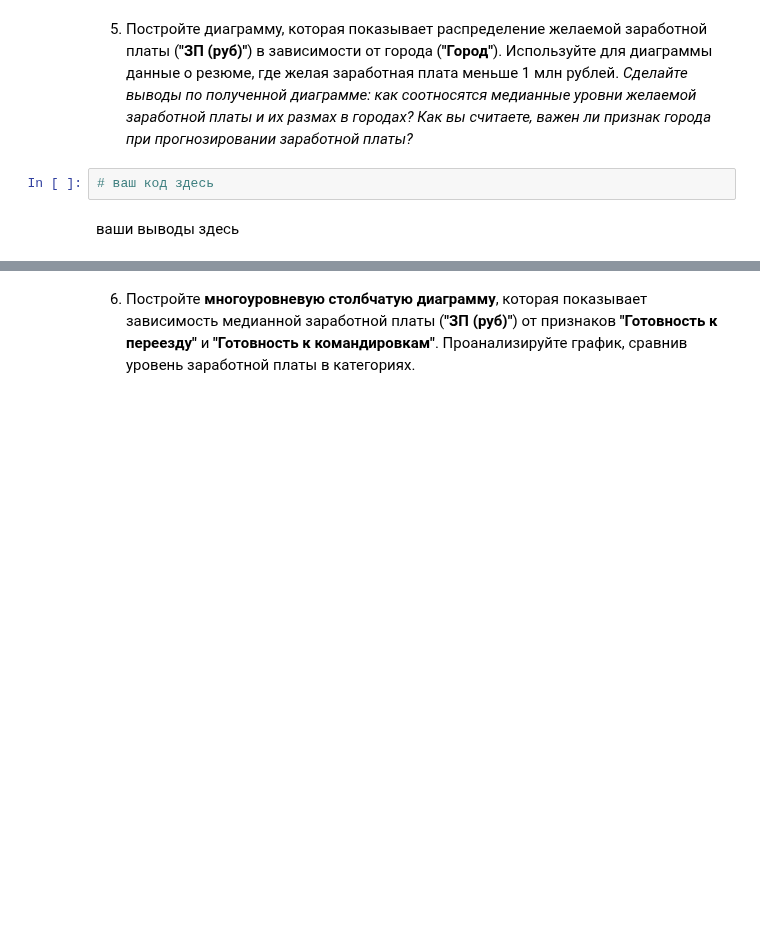
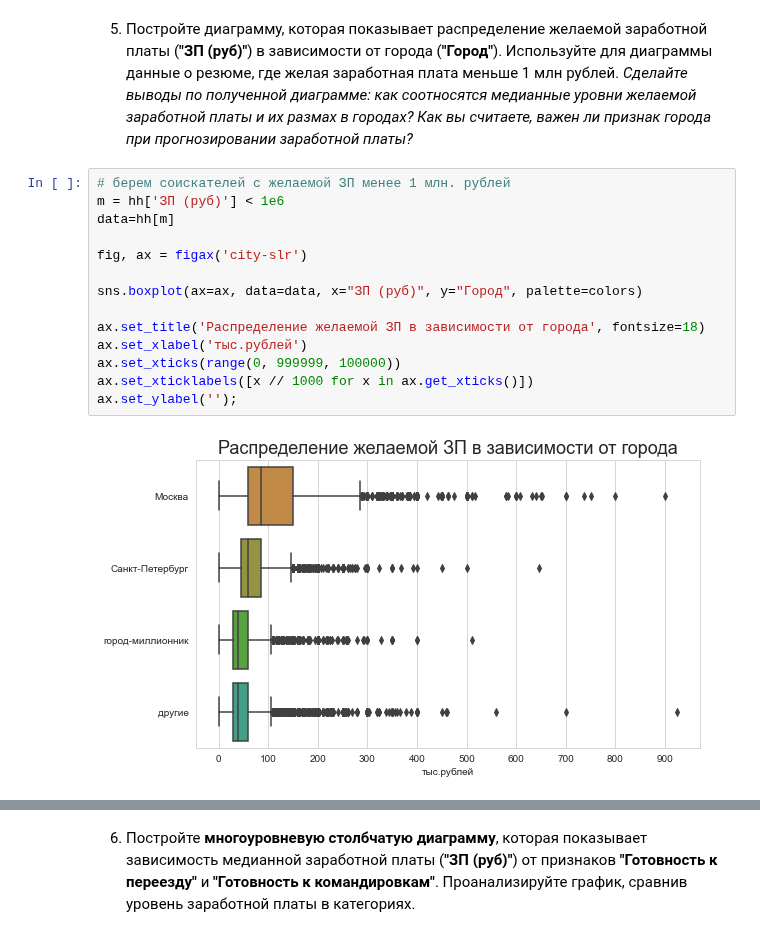
Before and after one commit to evpozdniakov/ds_projects, a Jupyter notebook: project1/hh.ipynb, the cells around one changed output, grey strips where cells are left out. Cells and saved outputs as stored; diff of their text form; blank space fills up the shorter version.

```diff
--- a/project1/hh.ipynb
+++ b/project1/hh.ipynb
@@ -883,7 +902,19 @@ ax[2].set_xticks(range(0, 501, 100));
 # %% [markdown]
 5. Постройте диаграмму, которая показывает распределение желаемой заработной платы (**"ЗП (руб)"**) в зависимости от города (**"Город"**). Используйте для диаграммы данные о резюме, где желая заработная плата меньше 1 млн рублей.
 *Сделайте выводы по полученной диаграмме: как соотносятся медианные уровни желаемой заработной платы и их размах в городах? Как вы считаете, важен ли признак города при прогнозировании заработной платы?*
-# %%
-# ваш код здесь
-# %% [markdown]
-ваши выводы здесь
+# %%
+# берем соискателей с желаемой ЗП менее 1 млн. рублей
+m = hh['ЗП (руб)'] < 1e6
+data=hh[m]
+
+fig, ax = figax('city-slr')
+
+sns.boxplot(ax=ax, data=data, x="ЗП (руб)", y="Город", palette=colors)
+
+ax.set_title('Распределение желаемой ЗП в зависимости от города', fontsize=18)
+ax.set_xlabel('тыс.рублей')
+ax.set_xticks(range(0, 999999, 100000))
+ax.set_xticklabels([x // 1000 for x in ax.get_xticks()])
+ax.set_ylabel('');
+# %% [output]
+[figure, added]
```
Also changed, not shown: parts of 19 cells of this notebook.
